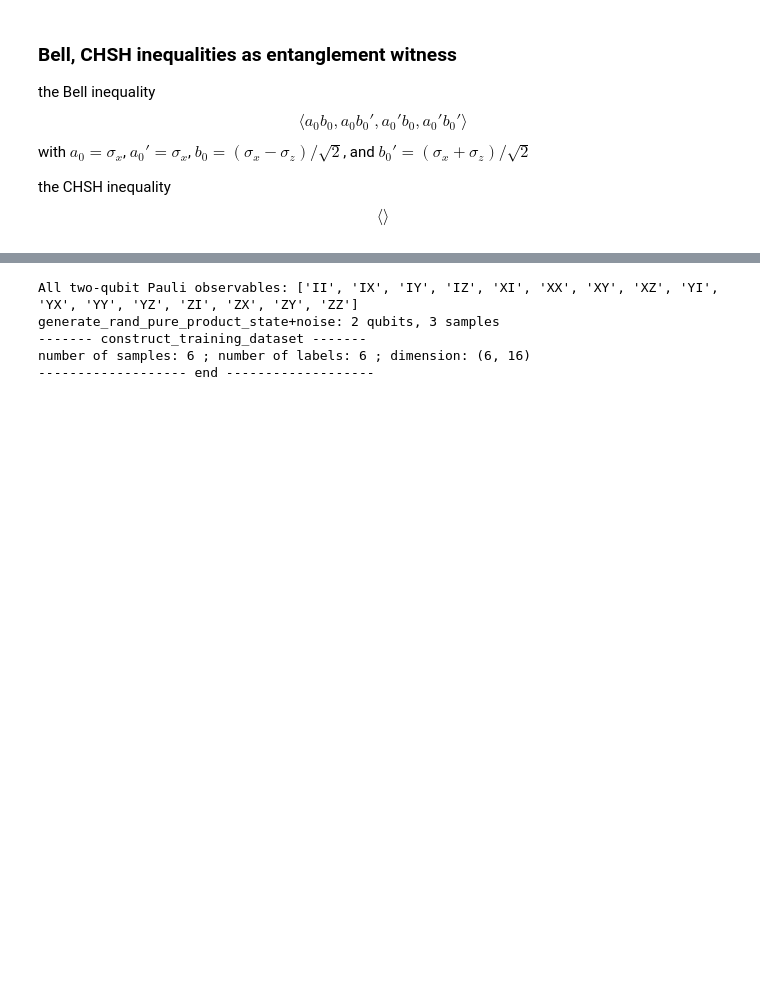
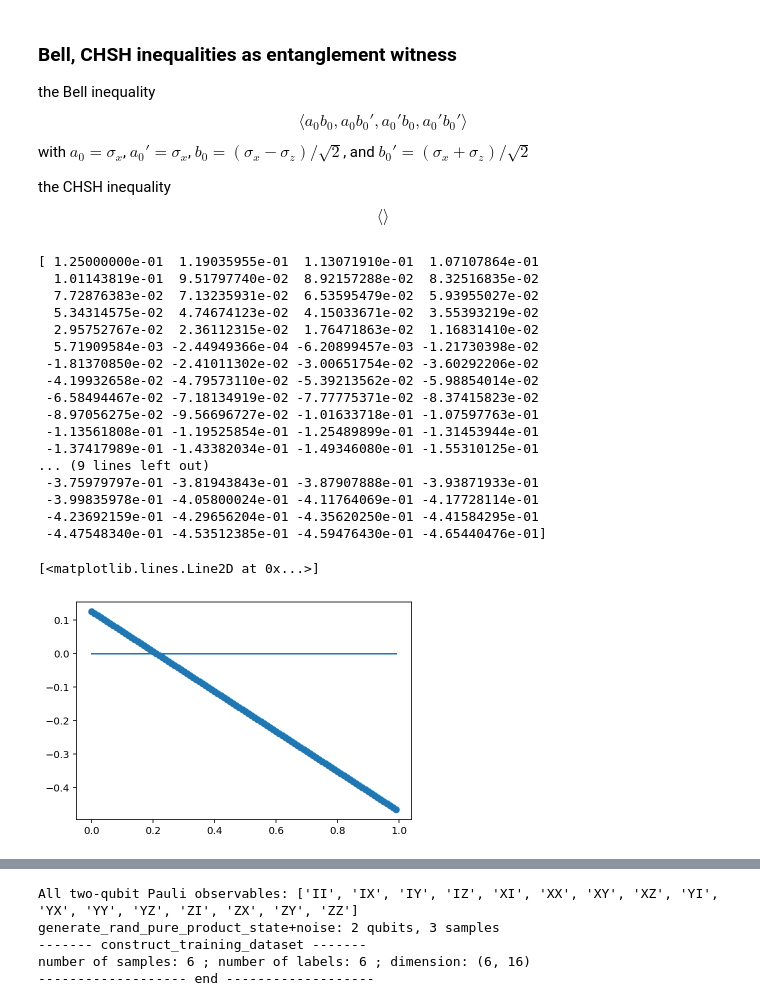
Before and after one commit to Jue-Xu/Entanglement-Witness, a Jupyter notebook: Code/Entangle.ipynb, the cells around one changed output, grey strips where cells are left out. Cells and saved outputs as stored; diff of their text form; code cells hidden in the pictures; blank space fills up the shorter version.

```diff
--- a/Code/Entangle.ipynb
+++ b/Code/Entangle.ipynb
@@ -127,3 +127,38 @@ b_1 = (sigmax() + sigmaz())/sqrt(2)
 
 bell_ansatz = [ tensor(a_0,a_1), tensor(a_1,b_0), tensor(a_1,b_1), - tensor(a_0,b_1) ]
 bell_inequality = tensor(a_0,a_1) + tensor(a_1,b_0) + tensor(a_1,b_1) - tensor(a_0,b_1)
+# %%
+# determine to what extent white noise the Bell state is not entangled
+size = 100
+white_noise_list = [i / size for i in range(size)]
+# white_noise_list
+white_noise_ghz = [
+    p * ket2dm(w_state(3)) + (1 - p) / 2**3 * qeye([2 for j in range(3)])
+    for p in white_noise_list
+]
+# white_noise_bell00
+print(np.array([ppt_criterion(rho) for rho in white_noise_ghz]).flatten())
+# np.array([ppt_criterion(rho) for rho in white_noise_bell00]).flatten()
+plt.scatter(white_noise_list,
+    np.array([ppt_criterion(rho) for rho in white_noise_ghz]).flatten())
+plt.plot(white_noise_list, np.array([0 for i in white_noise_list]))
+# %% [output]
+[ 1.25000000e-01  1.19035955e-01  1.13071910e-01  1.07107864e-01
+  1.01143819e-01  9.51797740e-02  8.92157288e-02  8.32516835e-02
+  7.72876383e-02  7.13235931e-02  6.53595479e-02  5.93955027e-02
+  5.34314575e-02  4.74674123e-02  4.15033671e-02  3.55393219e-02
+  2.95752767e-02  2.36112315e-02  1.76471863e-02  1.16831410e-02
+  5.71909584e-03 -2.44949366e-04 -6.20899457e-03 -1.21730398e-02
+ -1.81370850e-02 -2.41011302e-02 -3.00651754e-02 -3.60292206e-02
+ -4.19932658e-02 -4.79573110e-02 -5.39213562e-02 -5.98854014e-02
+ -6.58494467e-02 -7.18134919e-02 -7.77775371e-02 -8.37415823e-02
+ -8.97056275e-02 -9.56696727e-02 -1.01633718e-01 -1.07597763e-01
+ -1.13561808e-01 -1.19525854e-01 -1.25489899e-01 -1.31453944e-01
+ -1.37417989e-01 -1.43382034e-01 -1.49346080e-01 -1.55310125e-01
+... (9 lines left out)
+ -3.75979797e-01 -3.81943843e-01 -3.87907888e-01 -3.93871933e-01
+ -3.99835978e-01 -4.05800024e-01 -4.11764069e-01 -4.17728114e-01
+ -4.23692159e-01 -4.29656204e-01 -4.35620250e-01 -4.41584295e-01
+ -4.47548340e-01 -4.53512385e-01 -4.59476430e-01 -4.65440476e-01]
+[<matplotlib.lines.Line2D at 0x...>]
+[figure, added]
```
Also changed, not shown: parts of 1 cell of this notebook, 5 other files.
